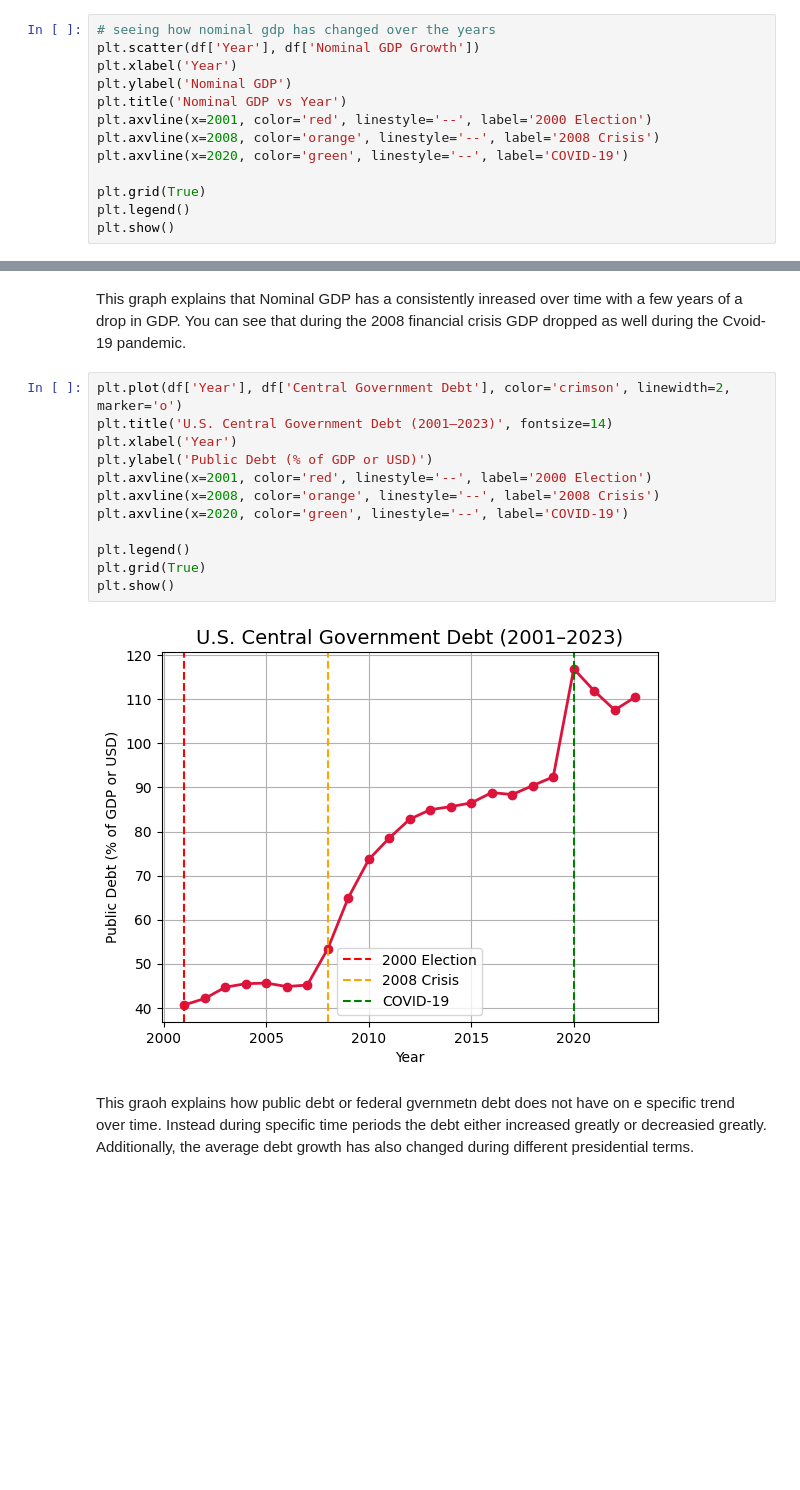
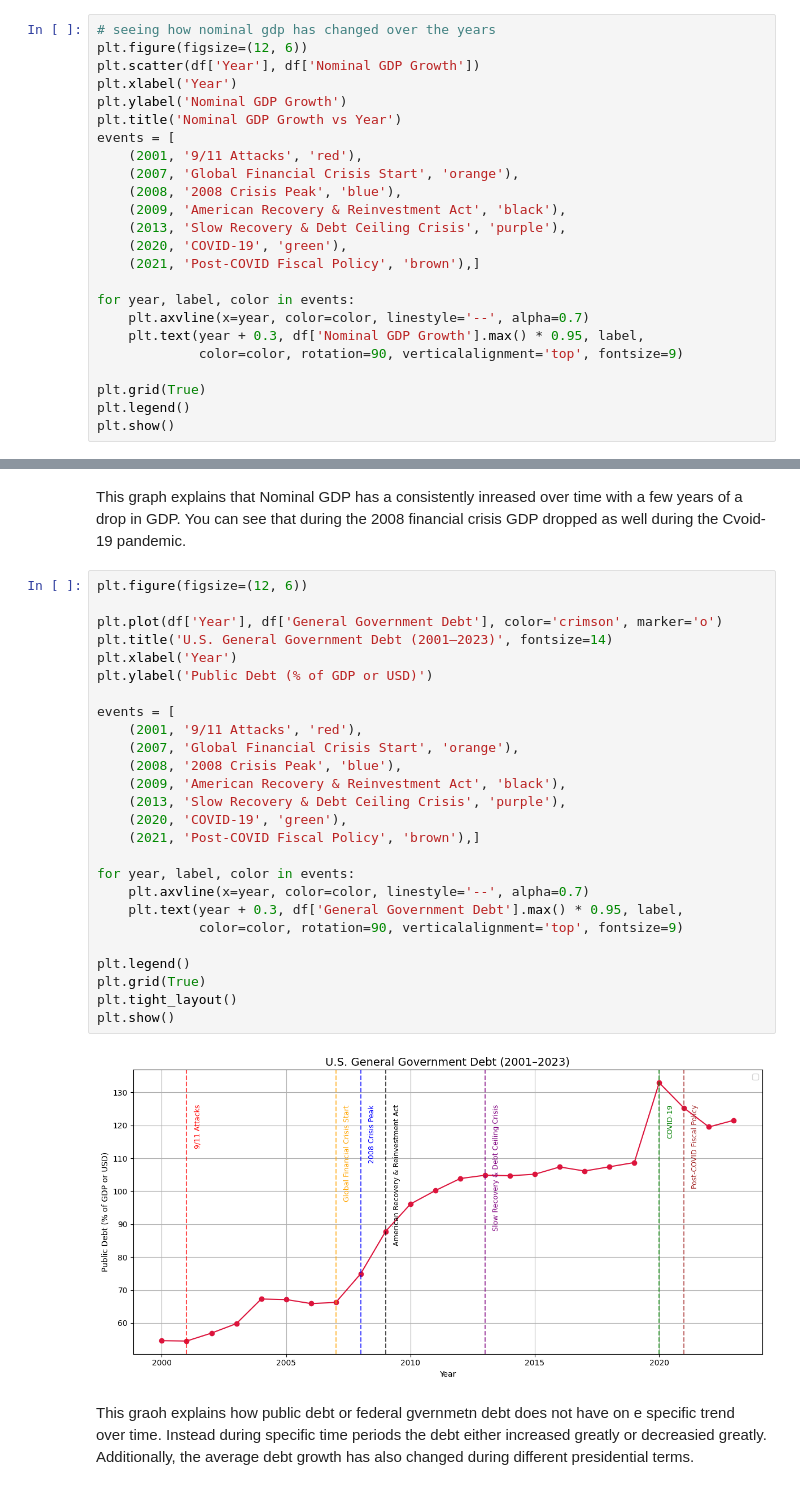
Before and after one commit to aeslha/july_21, a Jupyter notebook: DSRP_Final_Project.ipynb, the cells around one changed output, grey strips where cells are left out. Drawn from its saved outputs; the diff is of its cells as text; blank space fills up the shorter version.

```diff
--- a/DSRP_Final_Project.ipynb
+++ b/DSRP_Final_Project.ipynb
@@ -127,13 +123,24 @@ df.head(24)
 # **EDA**
 # %%
 # seeing how nominal gdp has changed over the years
+plt.figure(figsize=(12, 6))
 plt.scatter(df['Year'], df['Nominal GDP Growth'])
 plt.xlabel('Year')
-plt.ylabel('Nominal GDP')
-plt.title('Nominal GDP vs Year')
-plt.axvline(x=2001, color='red', linestyle='--', label='2000 Election')
-plt.axvline(x=2008, color='orange', linestyle='--', label='2008 Crisis')
-plt.axvline(x=2020, color='green', linestyle='--', label='COVID-19')
+plt.ylabel('Nominal GDP Growth')
+plt.title('Nominal GDP Growth vs Year')
+events = [
+    (2001, '9/11 Attacks', 'red'),
+    (2007, 'Global Financial Crisis Start', 'orange'),
+    (2008, '2008 Crisis Peak', 'blue'),
+    (2009, 'American Recovery & Reinvestment Act', 'black'),
+    (2013, 'Slow Recovery & Debt Ceiling Crisis', 'purple'),
+    (2020, 'COVID-19', 'green'),
+    (2021, 'Post-COVID Fiscal Policy', 'brown'),]
+
+for year, label, color in events:
+    plt.axvline(x=year, color=color, linestyle='--', alpha=0.7)
+    plt.text(year + 0.3, df['Nominal GDP Growth'].max() * 0.95, label,
+             color=color, rotation=90, verticalalignment='top', fontsize=9)
 
 plt.grid(True)
 plt.legend()
@@ -152,19 +150,33 @@ plt.show()
 # %% [markdown]
 This graph explains that Nominal GDP has a consistently inreased over time with a few years of a drop in GDP. You can see that during the 2008 financial crisis GDP dropped as well during the Cvoid-19 pandemic.
 # %%
-plt.plot(df['Year'], df['Central Government Debt'], color='crimson', linewidth=2, marker='o')
-plt.title('U.S. Central Government Debt (2001–2023)', fontsize=14)
+plt.figure(figsize=(12, 6))
+
+plt.plot(df['Year'], df['General Government Debt'], color='crimson', marker='o')
+plt.title('U.S. General Government Debt (2001–2023)', fontsize=14)
 plt.xlabel('Year')
 plt.ylabel('Public Debt (% of GDP or USD)')
-plt.axvline(x=2001, color='red', linestyle='--', label='2000 Election')
-plt.axvline(x=2008, color='orange', linestyle='--', label='2008 Crisis')
-plt.axvline(x=2020, color='green', linestyle='--', label='COVID-19')
+
+events = [
+    (2001, '9/11 Attacks', 'red'),
+    (2007, 'Global Financial Crisis Start', 'orange'),
+    (2008, '2008 Crisis Peak', 'blue'),
+    (2009, 'American Recovery & Reinvestment Act', 'black'),
+    (2013, 'Slow Recovery & Debt Ceiling Crisis', 'purple'),
+    (2020, 'COVID-19', 'green'),
+    (2021, 'Post-COVID Fiscal Policy', 'brown'),]
+
+for year, label, color in events:
+    plt.axvline(x=year, color=color, linestyle='--', alpha=0.7)
+    plt.text(year + 0.3, df['General Government Debt'].max() * 0.95, label,
+             color=color, rotation=90, verticalalignment='top', fontsize=9)
 
 plt.legend()
 plt.grid(True)
+plt.tight_layout()
 plt.show()
 # %% [output]
-[figure, old version]
+[figure, new version]
 # %% [markdown]
 This graoh explains how public debt or federal gvernmetn debt does not have on e specific trend over time. Instead during specific time periods the debt either increased greatly or decreasied greatly. Additionally, the average debt growth has also changed during different presidential terms.
 # %%
```
Also changed, not shown: parts of 10 cells of this notebook.
